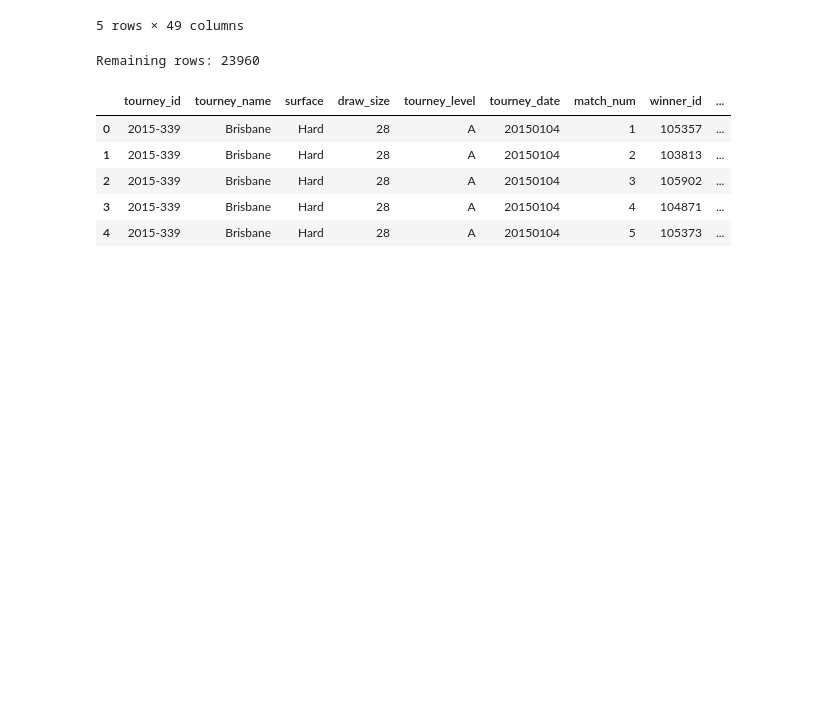
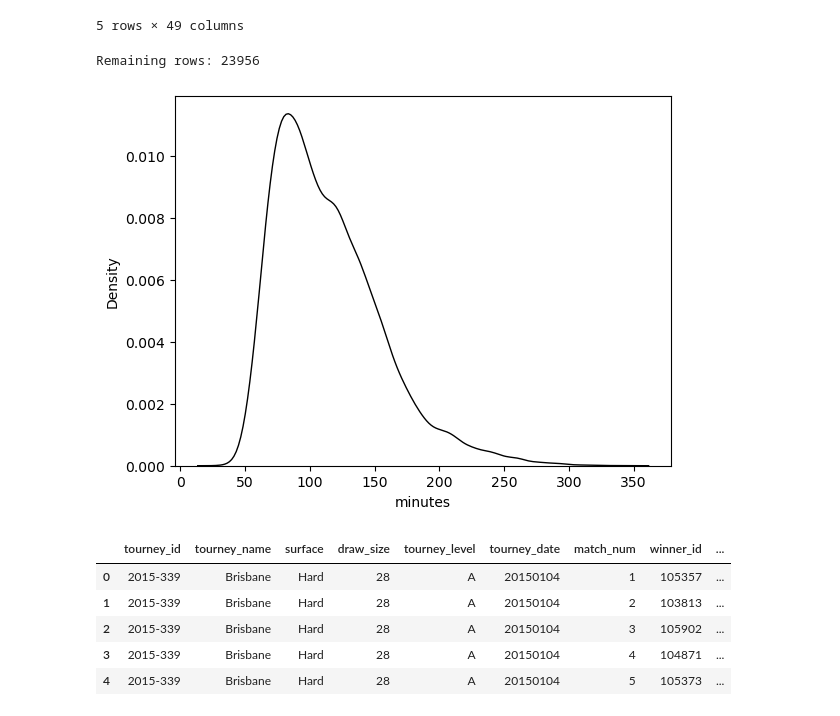
Before and after one commit to valipieri/DSF-projekt-, a Jupyter notebook: DSF/dsf_project_two.ipynb, the cells around one changed output. Cells and saved outputs as stored; diff of their text form; code cells hidden in the pictures; blank space fills up the shorter version.

```diff
--- a/DSF/dsf_project_two.ipynb
+++ b/DSF/dsf_project_two.ipynb
@@ -41,31 +41,35 @@ df.head()
 # %%
 # Data Cleaning and Preprocessing
 
-# we keep matches with duration
-df = df[df["minutes"].notna() & (df["minutes"] > 20)]
+# we keep matches with a valid duration which is over 20 minutes
+df = df[df["minutes"].notna() & (df["minutes"] > 20) & (df["minutes"] < 350)]
 
-# we remove RET/W.O./DEF matches if score exists
+# we remove retirements/ walkovers/ defaults if score exists
 if "score" in df.columns:
     df = df[~df["score"].str.contains("W/O|RET|DEF", na=False)]
 
 # we cast numeric columns
 numeric_cols = [
     "winner_rank", "loser_rank", "winner_age", "loser_age",
     "winner_seed", "loser_seed", "winner_ht", "loser_ht",
     "rank_diff", "age_diff", "height_diff", "seed_diff",
     "minutes", "round"
 ]
 
 for col in numeric_cols:
     if col in df.columns:
         df[col] = pd.to_numeric(df[col], errors="coerce")
 
 # we drop rows missing essential values
 df = df.dropna(subset=["winner_rank", "loser_rank", "winner_age", "loser_age", "minutes"])
 
 print("Remaining rows:", len(df))
+
+sns.kdeplot(df['minutes'], linewidth=1, color='black')
+plt.show()
 # %% [output]
-Remaining rows: 23960
+Remaining rows: 23956
+[figure, added]
 # %%
 # feature engineering
 
```
Also changed, not shown: parts of 3 cells of this notebook.
